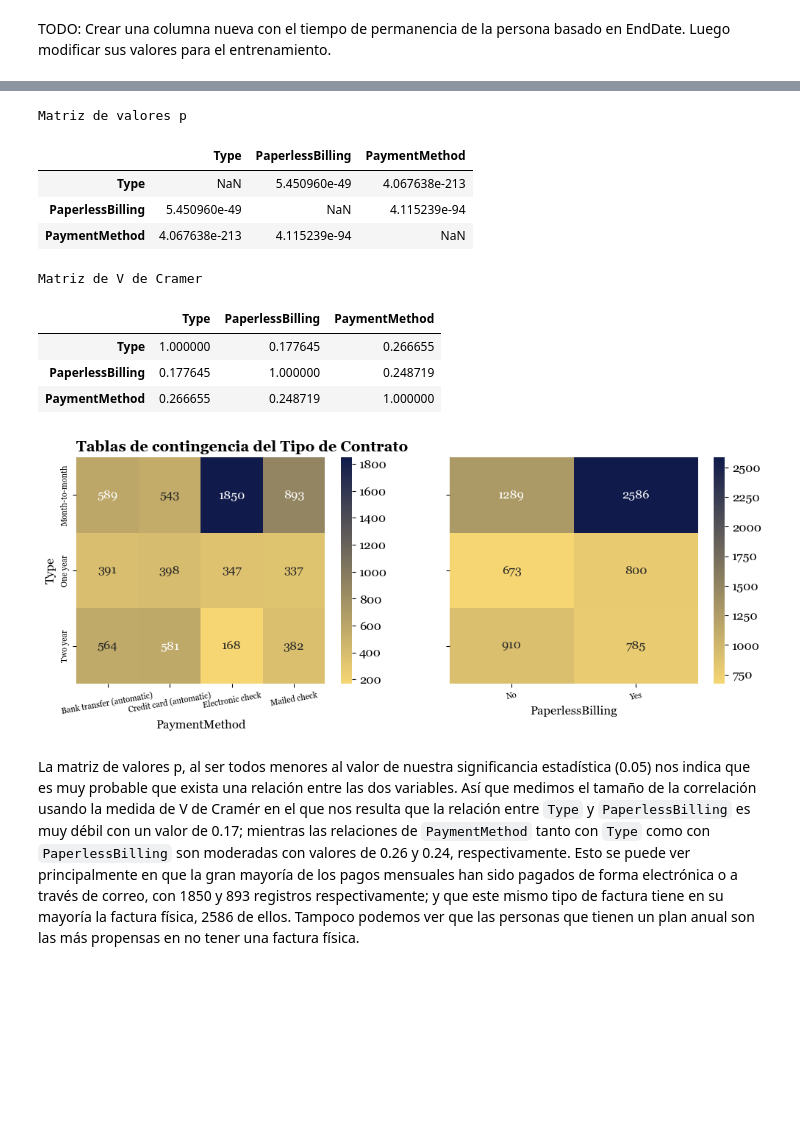
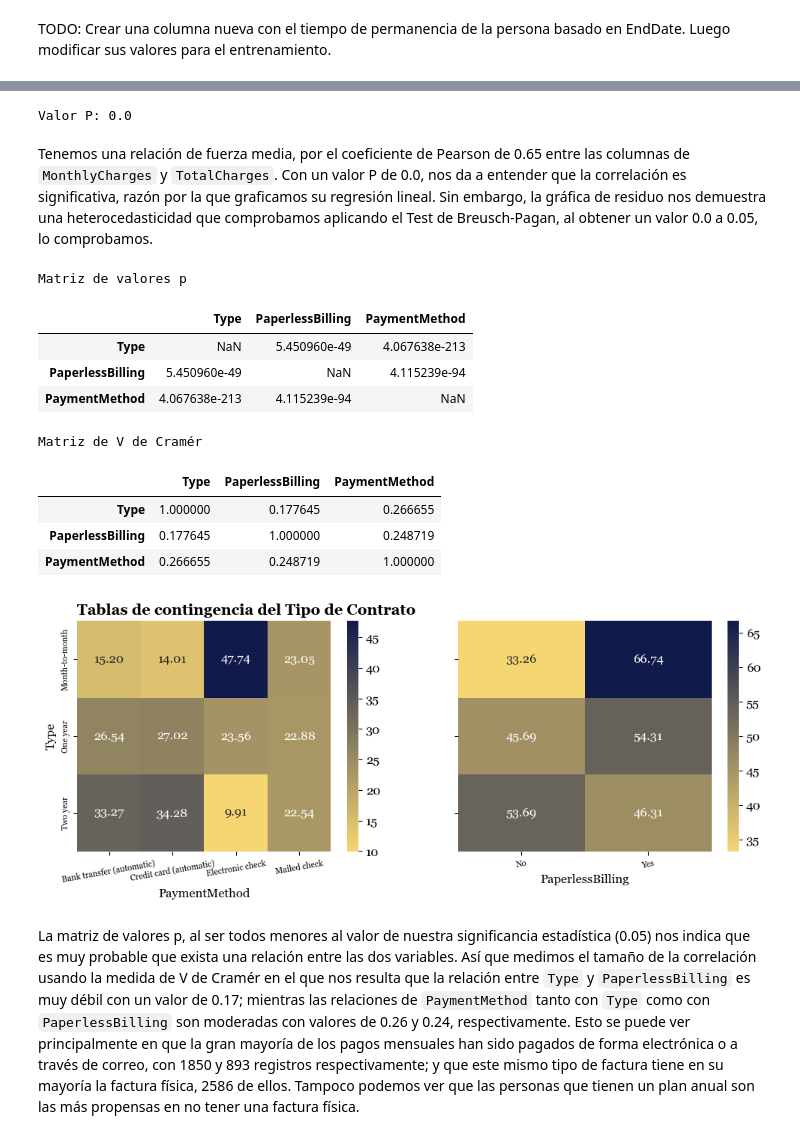
Before and after one commit to juanramosdataexpert/Interconnect_Telecom_Churn, a Jupyter notebook: Notebooks/EDA.ipynb, the cells around one changed output, grey strips where cells are left out. Drawn from its saved outputs; the diff is of its cells as text; code cells hidden in the pictures; blank space fills up the shorter version.

```diff
--- a/Notebooks/EDA.ipynb
+++ b/Notebooks/EDA.ipynb
@@ -385,3 +418,15 @@ TODO: Crear una columna nueva con el tiempo de permanencia de la persona basado
+# %%
+# Ajustar el modelo OLS
+X = sm.add_constant(dfs['contract']['TotalCharges'])
+y = dfs['contract']['MonthlyCharges']
+ols_model = sm.OLS(y, X).fit()
+
+# Realizar el test de Breusch-Pagan
+print('Valor P:', het_breuschpagan(ols_model.resid, ols_model.model.exog)[1])
+# %% [output]
+Valor P: 0.0
+# %% [markdown]
+Tenemos una relación de fuerza media, por el coeficiente de Pearson de 0.65 entre las columnas de `MonthlyCharges` y `TotalCharges`. Con un valor P de 0.0, nos da a entender que la correlación es significativa, razón por la que graficamos su regresión lineal. Sin embargo, la gráfica de residuo nos demuestra una heterocedasticidad que comprobamos aplicando el Test de Breusch-Pagan, al obtener un valor 0.0 a 0.05, lo comprobamos.
 # %%
 # Función para calcular el valor p y Cramér's V
 def cramers_v(confusion_matrix):
@@ -419,7 +464,7 @@ for col1 in cat_cols:
 # Mostrar la matriz de valores p
 print('Matriz de valores p')
 display(p_values_matrix)
-print('Matriz de V de Cramer')
+print('Matriz de V de Cramér')
 display(cramers_v_matrix)
 # %% [output]
 Matriz de valores p
@@ -427,7 +472,7 @@ Matriz de valores p
 | Type | NaN | 5.450960e-49 | 4.067638e-213 |
 | PaperlessBilling | 5.450960e-49 | NaN | 4.115239e-94 |
 | PaymentMethod | 4.067638e-213 | 4.115239e-94 | NaN |
-Matriz de V de Cramer
+Matriz de V de Cramér
 |  | Type | PaperlessBilling | PaymentMethod |
 | Type | 1.000000 | 0.177645 | 0.266655 |
 | PaperlessBilling | 0.177645 | 1.000000 | 0.248719 |
@@ -435,30 +480,32 @@ Matriz de V de Cramer
 # %%
 # Crear la tabla de contingencia
 cont_table1 = pd.crosstab(dfs['contract']['Type'],
-                          dfs['contract']['PaymentMethod'])
+                          dfs['contract']['PaymentMethod'],
+                          normalize='index') * 100
 cont_table2 = pd.crosstab(dfs['contract']['Type'],
-                          dfs['contract']['PaperlessBilling'])
+                          dfs['contract']['PaperlessBilling'],
+                          normalize='index') * 100
 
 # Hacer mapa de calor de tabla de contingencia
 fig, ax = plt.subplots(1, 2, figsize=[12, 4], sharey=True)
 ax[0].set_title('Tablas de contingencia del Tipo de Contrato',
                 weight='bold', loc='left')
 sns.heatmap(cont_table1, annot=True,
             ax=ax[0], cmap=juan_cmap,
-            fmt='1.0f')
+            fmt='.2f')
 ax[0].set_xticklabels(ax[0].get_xticklabels(),
                       size=8, rotation=10)
 ax[0].set_yticklabels(ax[0].get_yticklabels(), size=8)
 
 sns.heatmap(cont_table2, annot=True,
             ax=ax[1], cmap=juan_cmap,
-            fmt='1.0f')
+            fmt='.2f')
 ax[1].set_xticklabels(ax[1].get_xticklabels(),
                       size=8, rotation=10)
 ax[1].set_ylabel('')
 plt.show()
 # %% [output]
-[figure, old version]
+[figure, new version]
 # %% [markdown]
 La matriz de valores p, al ser todos menores al valor de nuestra significancia estadística (0.05) nos indica que es muy probable que exista una relación entre las dos variables. Así que medimos el tamaño de la correlación usando la medida de V de Cramér en el que nos resulta que la relación entre `Type` y `PaperlessBilling` es muy débil con un valor de 0.17; mientras las relaciones de `PaymentMethod` tanto con `Type` como con `PaperlessBilling` son moderadas con valores de 0.26 y 0.24, respectivamente. Esto se puede ver principalmente en que la gran mayoría de los pagos mensuales han sido pagados de forma electrónica o a través de correo, con 1850 y 893 registros respectivamente; y que este mismo tipo de factura tiene en su mayoría la factura física, 2586 de ellos. Tampoco podemos ver que las personas que tienen un plan anual son las más propensas en no tener una factura física.
 # %%
```
Also changed, not shown: parts of 30 cells of this notebook.
